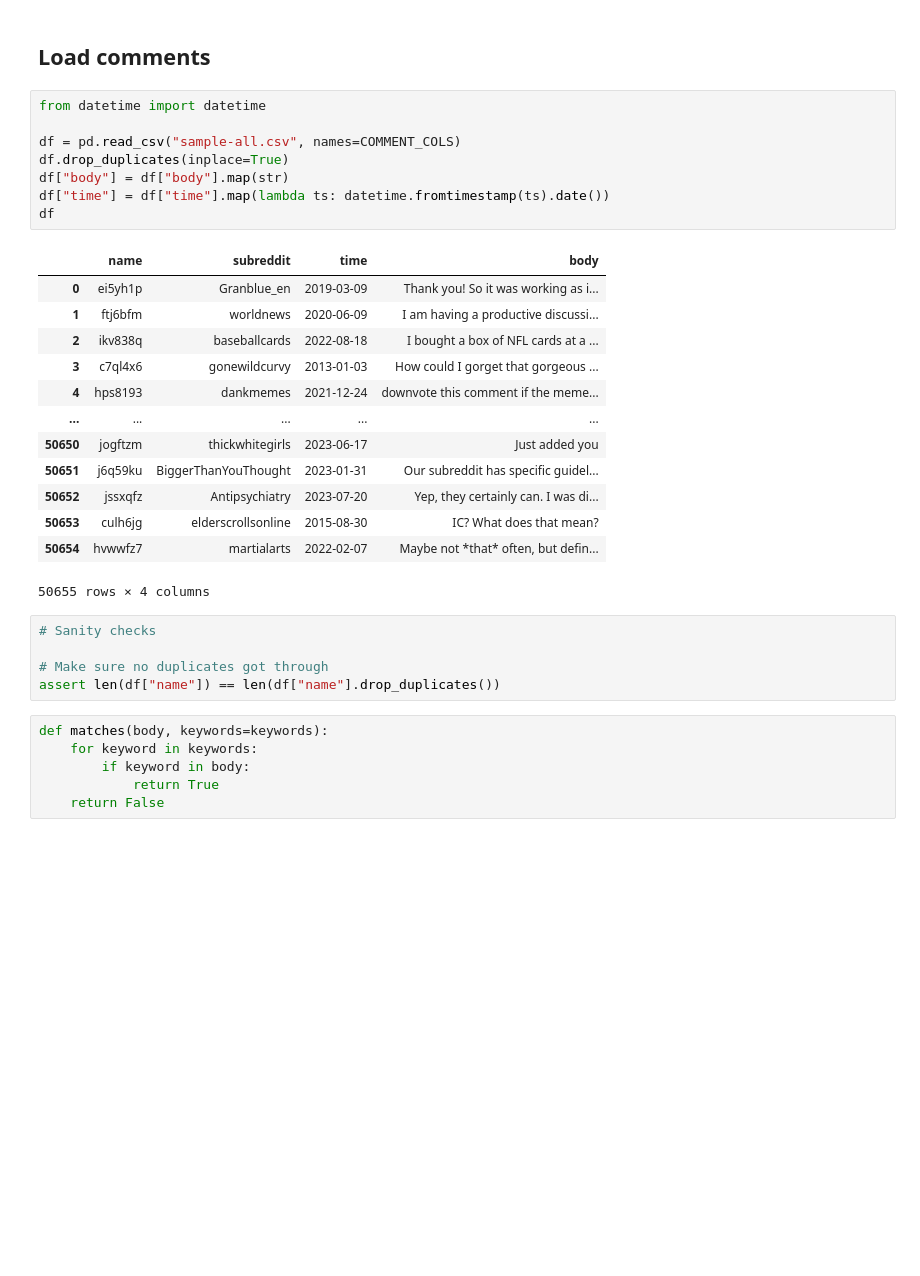
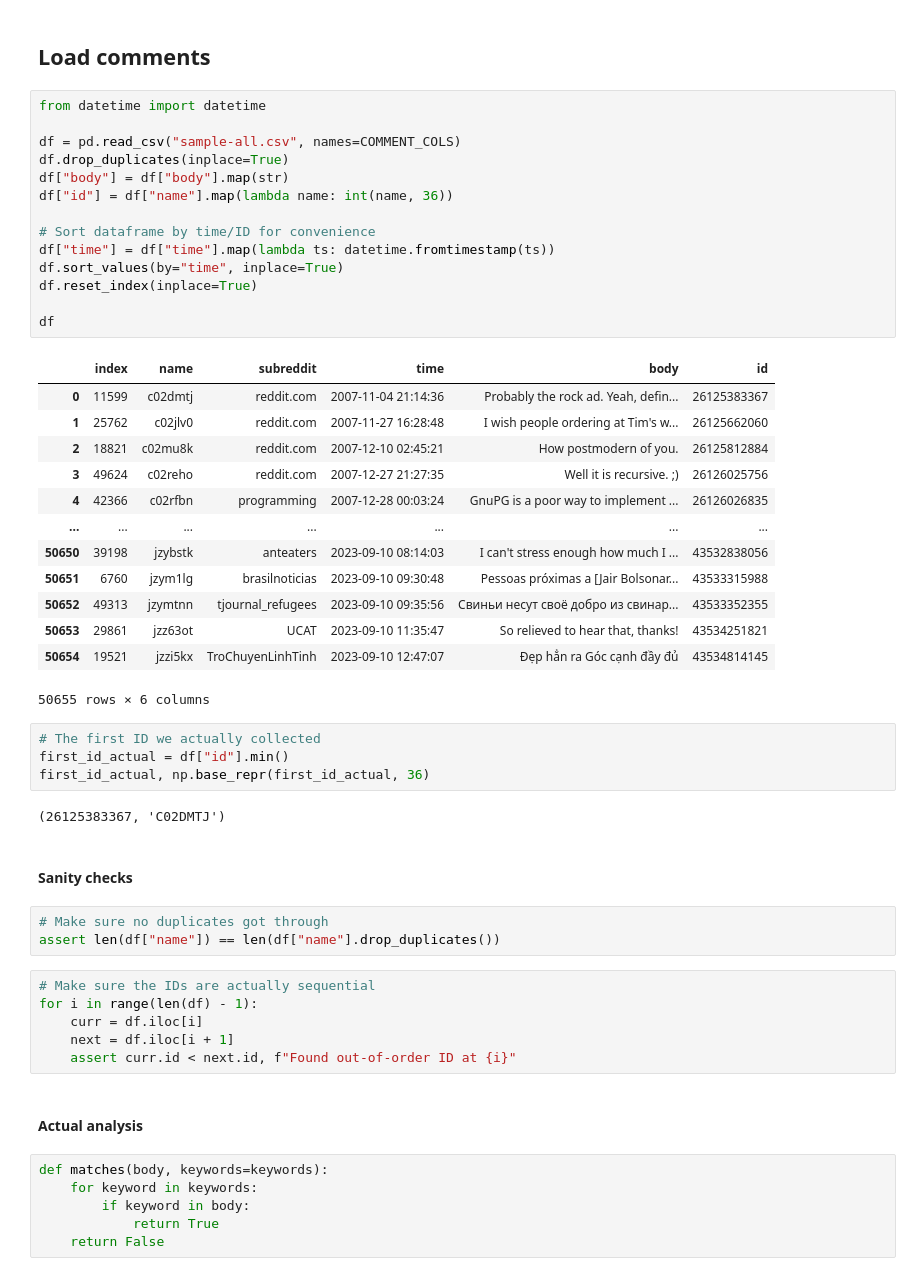
Before and after one commit to gems-cyberlang/cyberlang-learning, a Jupyter notebook: praw-comments-script/praw-playground.ipynb, the cells around one changed output. Cells and saved outputs as stored; diff of their text form; blank space fills up the shorter version.

```diff
--- a/praw-comments-script/praw-playground.ipynb
+++ b/praw-comments-script/praw-playground.ipynb
@@ -188,30 +188,50 @@ with open("rand-state.txt", "w") as file:
 # %%
 from datetime import datetime
 
 df = pd.read_csv("sample-all.csv", names=COMMENT_COLS)
 df.drop_duplicates(inplace=True)
 df["body"] = df["body"].map(str)
-df["time"] = df["time"].map(lambda ts: datetime.fromtimestamp(ts).date())
+df["id"] = df["name"].map(lambda name: int(name, 36))
+
+# Sort dataframe by time/ID for convenience
+df["time"] = df["time"].map(lambda ts: datetime.fromtimestamp(ts))
+df.sort_values(by="time", inplace=True)
+df.reset_index(inplace=True)
+
 df
 # %% [output]
-|  | name | subreddit | time | body |
-| 0 | ei5yh1p | Granblue_en | 2019-03-09 | Thank you! So it was working as i... |
-| 1 | ftj6bfm | worldnews | 2020-06-09 | I am having a productive discussi... |
-| 2 | ikv838q | baseballcards | 2022-08-18 | I bought a box of NFL cards at a ... |
-| 3 | c7ql4x6 | gonewildcurvy | 2013-01-03 | How could I gorget that gorgeous ... |
-| 4 | hps8193 | dankmemes | 2021-12-24 | downvote this comment if the meme... |
-| ... | ... | ... | ... | ... |
-| 50650 | jogftzm | thickwhitegirls | 2023-06-17 | Just added you |
-| 50651 | j6q59ku | BiggerThanYouThought | 2023-01-31 | Our subreddit has specific guidel... |
-| 50652 | jssxqfz | Antipsychiatry | 2023-07-20 | Yep, they certainly can. I was di... |
-| 50653 | culh6jg | elderscrollsonline | 2015-08-30 | IC? What does that mean? |
-| 50654 | hvwwfz7 | martialarts | 2022-02-07 | Maybe not *that* often, but defin... |
+|  | index | name | subreddit | time | body | id |
+| 0 | 11599 | c02dmtj | reddit.com | 2007-11-04 21:14:36 | Probably the rock ad. Yeah, defin... | 26125383367 |
+| 1 | 25762 | c02jlv0 | reddit.com | 2007-11-27 16:28:48 | I wish people ordering at Tim's w... | 26125662060 |
+| 2 | 18821 | c02mu8k | reddit.com | 2007-12-10 02:45:21 | How postmodern of you. | 26125812884 |
+| 3 | 49624 | c02reho | reddit.com | 2007-12-27 21:27:35 | Well it is recursive. ;) | 26126025756 |
+| 4 | 42366 | c02rfbn | programming | 2007-12-28 00:03:24 | GnuPG is a poor way to implement ... | 26126026835 |
+| ... | ... | ... | ... | ... | ... | ... |
+| 50650 | 39198 | jzybstk | anteaters | 2023-09-10 08:14:03 | I can't stress enough how much I ... | 43532838056 |
+| 50651 | 6760 | jzym1lg | brasilnoticias | 2023-09-10 09:30:48 | Pessoas próximas a [Jair Bolsonar... | 43533315988 |
+| 50652 | 49313 | jzymtnn | tjournal_refugees | 2023-09-10 09:35:56 | Свиньи несут своё добро из свинар... | 43533352355 |
+| 50653 | 29861 | jzz63ot | UCAT | 2023-09-10 11:35:47 | So relieved to hear that, thanks! | 43534251821 |
+| 50654 | 19521 | jzzi5kx | TroChuyenLinhTinh | 2023-09-10 12:47:07 | Đẹp hẳn ra Góc cạnh đầy đủ | 43534814145 |
-50655 rows × 4 columns
+50655 rows × 6 columns
+# %%
+# The first ID we actually collected
+first_id_actual = df["id"].min()
+first_id_actual, np.base_repr(first_id_actual, 36)
+# %% [output]
+(26125383367, 'C02DMTJ')
+# %% [markdown]
+#### Sanity checks
 # %%
-# Sanity checks
-
 # Make sure no duplicates got through
 assert len(df["name"]) == len(df["name"].drop_duplicates())
+# %%
+# Make sure the IDs are actually sequential
+for i in range(len(df) - 1):
+    curr = df.iloc[i]
+    next = df.iloc[i + 1]
+    assert curr.id < next.id, f"Found out-of-order ID at {i}"
+# %% [markdown]
+#### Actual analysis
 # %%
 def matches(body, keywords=keywords):
     for keyword in keywords:
```
Also changed, not shown: parts of 14 cells of this notebook.
